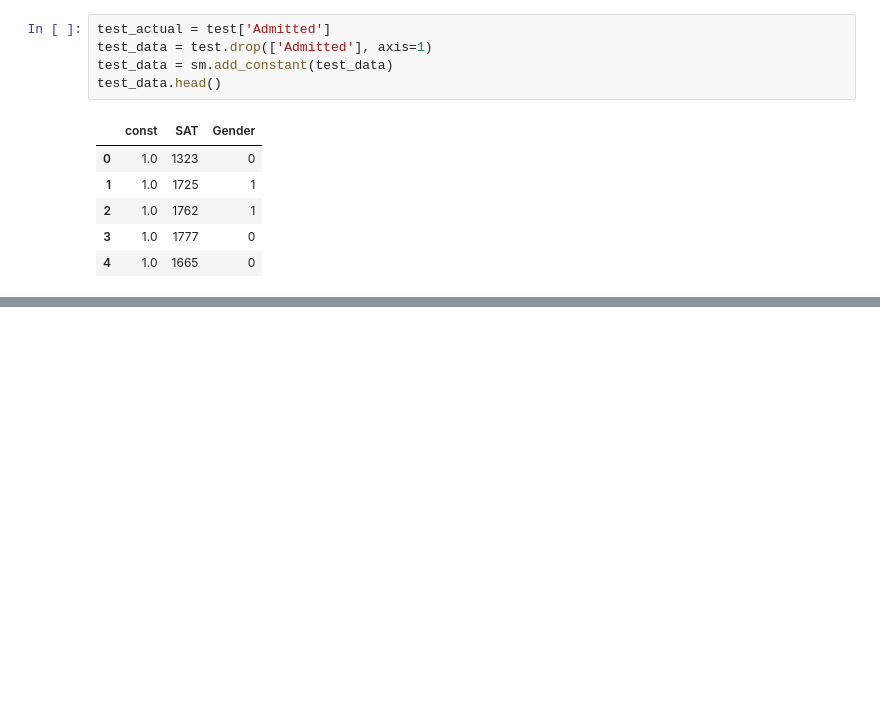
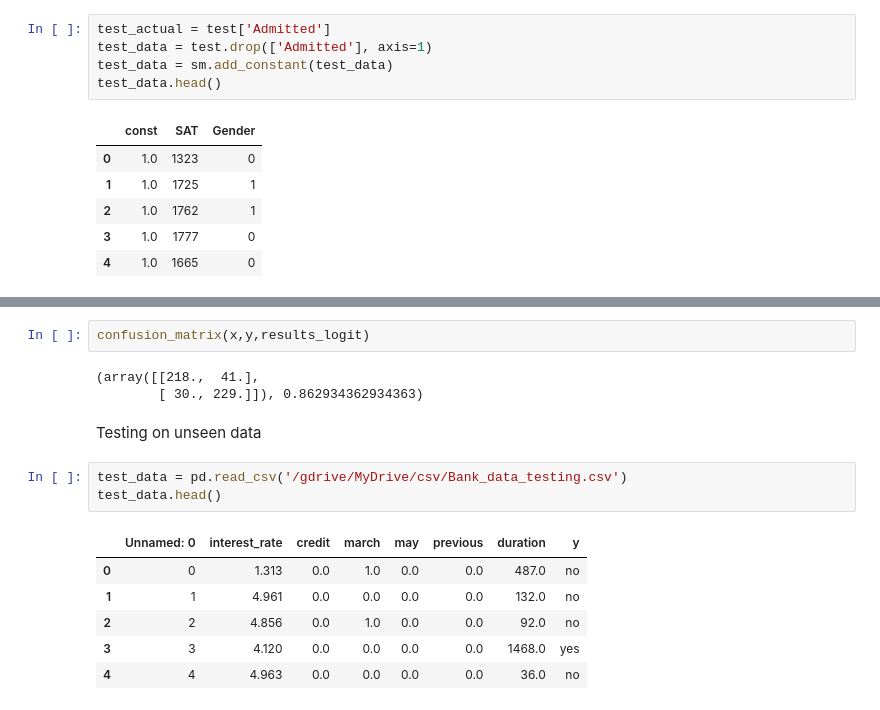
Before and after one commit to Kartik-Chaurasiya/Notes, a Jupyter notebook: Logistic_Regression_notes.ipynb, the cells around one changed output, grey strips where cells are left out. Saved outputs shown, nothing was run; the diff lists cells and outputs as text; blank space fills up the shorter version.

```diff
--- a/Logistic_Regression_notes.ipynb
+++ b/Logistic_Regression_notes.ipynb
@@ -261,0 +389,17 @@ test_data.head()
+# %%
+confusion_matrix(x,y,results_logit)
+# %% [output]
+(array([[218.,  41.],
+        [ 30., 229.]]), 0.862934362934363)
+# %% [markdown]
+Testing on unseen data
+# %%
+test_data = pd.read_csv('/gdrive/MyDrive/csv/Bank_data_testing.csv')
+test_data.head()
+# %% [output]
+|  | Unnamed: 0 | interest_rate | credit | march | may | previous | duration | y |
+| 0 | 0 | 1.313 | 0.0 | 1.0 | 0.0 | 0.0 | 487.0 | no |
+| 1 | 1 | 4.961 | 0.0 | 0.0 | 0.0 | 0.0 | 132.0 | no |
+| 2 | 2 | 4.856 | 0.0 | 1.0 | 0.0 | 0.0 | 92.0 | no |
+| 3 | 3 | 4.120 | 0.0 | 0.0 | 0.0 | 0.0 | 1468.0 | yes |
+| 4 | 4 | 4.963 | 0.0 | 0.0 | 0.0 | 0.0 | 36.0 | no |
```
Also changed, not shown: parts of 22 cells of this notebook.
